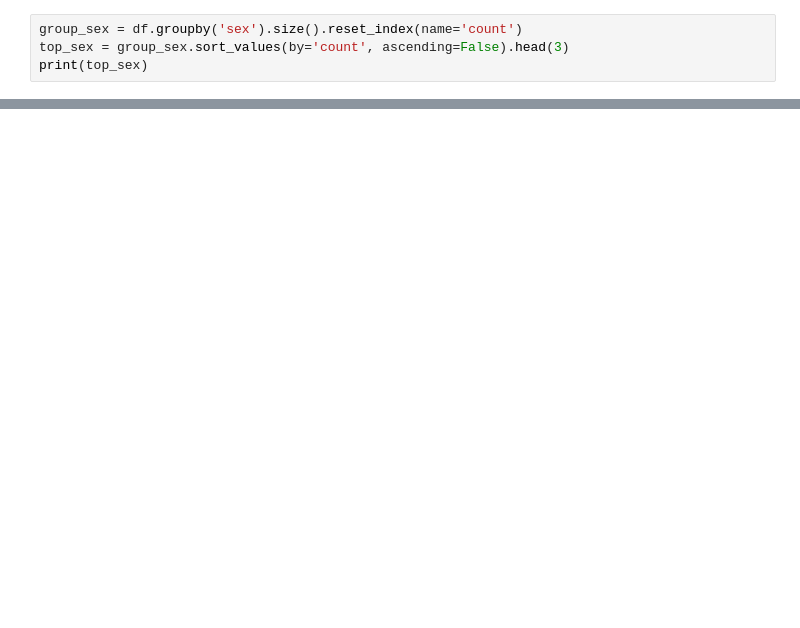
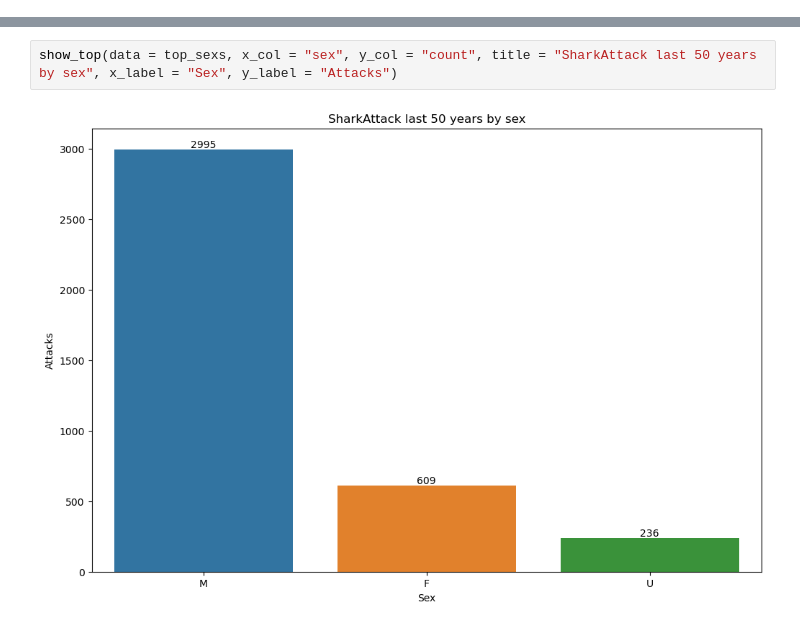
Before and after one commit to harimrys/Project-Shark-Attack-G1, a Jupyter notebook: main.ipynb, the cells around one changed output, grey strips where cells are left out. Saved outputs shown, nothing was run; the diff lists cells and outputs as text; blank space fills up the shorter version.

```diff
--- a/main.ipynb
+++ b/main.ipynb
@@ -294,4 +31,0 @@ plt.show()
-# %%
-group_sex = df.groupby('sex').size().reset_index(name='count')
-top_sex = group_sex.sort_values(by='count', ascending=False).head(3)
-print(top_sex)
@@ -330,0 +46,4 @@ show_top(data = top_5, x_col = "country", y_col = "count", title = "SharkAttack
+# %%
+show_top(data = top_sexs, x_col = "sex", y_col = "count", title = "SharkAttack last 50 years by sex", x_label = "Sex", y_label = "Attacks")
+# %% [output]
+[figure, added]
```
Also changed, not shown: parts of 47 cells of this notebook.
